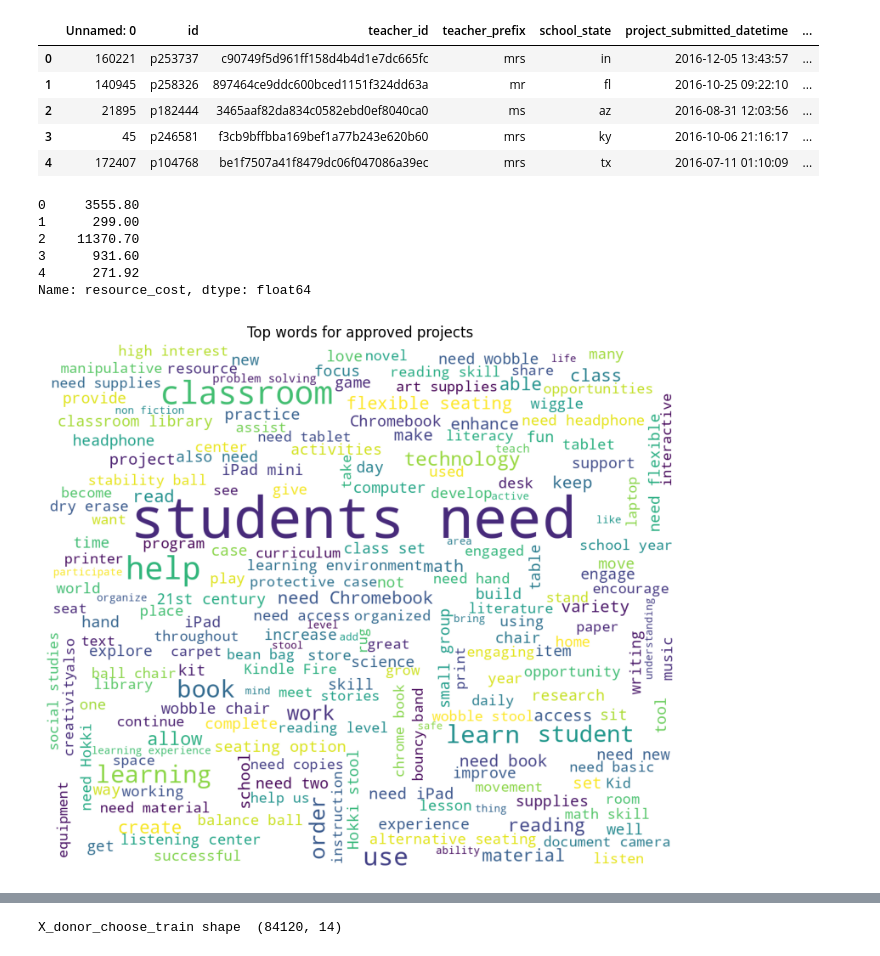
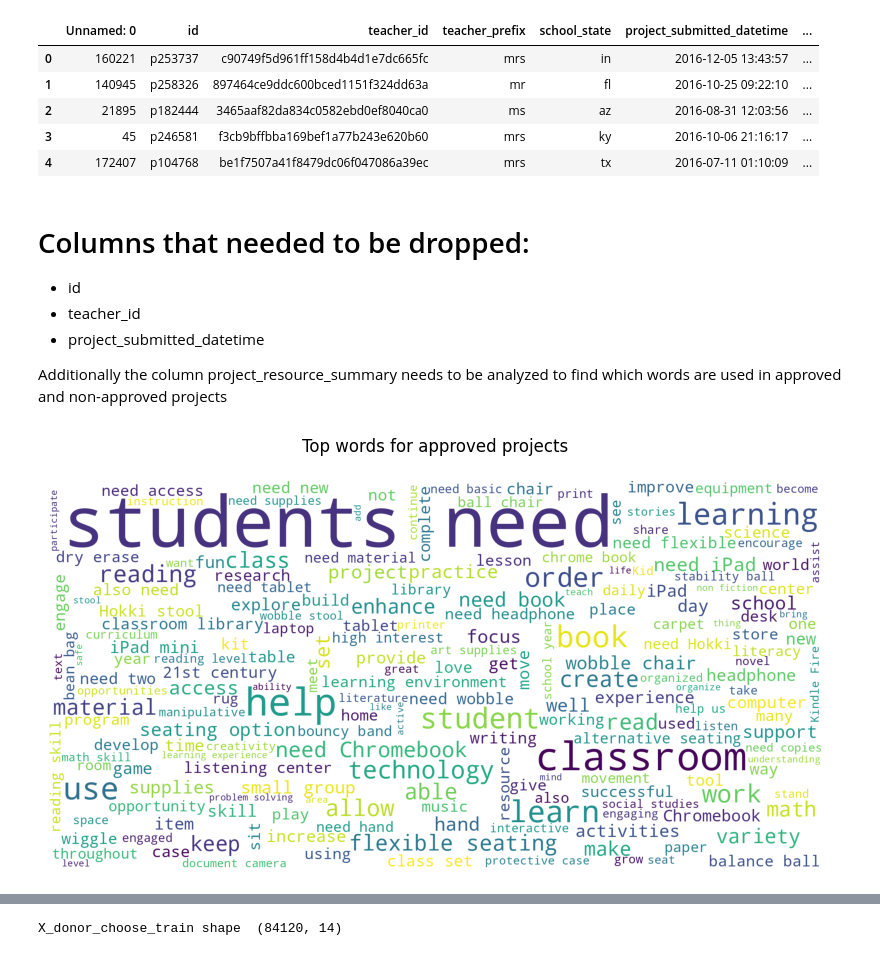
Before and after one commit to arutraj/ML_Basics, a Jupyter notebook: Rajavel_Sethupathi_DonorsChoose.ipynb, the cells around one changed output, grey strips where cells are left out. Cells and saved outputs as stored; diff of their text form; code cells hidden in the pictures.

```diff
--- a/Rajavel_Sethupathi_DonorsChoose.ipynb
+++ b/Rajavel_Sethupathi_DonorsChoose.ipynb
@@ -474,5 +481,5 @@ dc_res_data.head()
 # %%
-train_data_original = pd.merge(dc_train_data, dc_res_data, on='id', how='left')
-train_data_original['dc_res_cost'].head()
-#print(train_data_original.columns)
+train_data_merged = pd.merge(dc_train_data, dc_res_data, on='id', how='left')
+train_data_merged['dc_res_cost'].head()
+print(train_data_merged.columns)
 # %% [output]
@@ -491,26 +500,22 @@ train_data_original.head()
 | 2 | 21895 | p182444 | 3465aaf82da834c0582ebd0ef8040ca0 | ms | az | 2016-08-31 12:03:56 | ... |
 | 3 | 45 | p246581 | f3cb9bffbba169bef1a77b243e620b60 | mrs | ky | 2016-10-06 21:16:17 | ... |
 | 4 | 172407 | p104768 | be1f7507a41f8479dc06f047086a39ec | mrs | tx | 2016-07-11 01:10:09 | ... |
-# %%
-train_data_original['resource_cost'].head()
-# %% [output]
-0     3555.80
-1      299.00
-2    11370.70
-3      931.60
-4      271.92
-Name: resource_cost, dtype: float64
+# %% [markdown]
+# Columns that needed to be dropped:
+* id
+* teacher_id
+* project_submitted_datetime
+
+Additionally the column project_resource_summary needs to be analyzed to find which words are used in approved and non-approved projects
 # %%
-import matplotlib.pyplot as plt
 from wordcloud import WordCloud
-word_cloud_for_project_resource_summary = ' '.join(train_data_original.loc[train_data_original['project_is_approved'] == 1, 'project_resource_summary'].values)
-
+word_cloud_for_project_resource_summary = ' '.join(train_data_merged.loc[train_data_merged['project_is_approved'] == 1, 'project_resource_summary'].values)
 wordcloud = WordCloud(max_font_size=None, stopwords=stopwords, background_color='white',
-                      width=1200, height=1000).generate(word_cloud_for_project_resource_summary)
-plt.figure(figsize=(12, 8))
+                      width=2000, height=1000).generate(word_cloud_for_project_resource_summary)
+plt.figure(figsize=(10, 6))
 plt.imshow(wordcloud)
-plt.title('Top words for approved projects')
+plt.title('Top words for approved projects'+'\n')
 plt.axis("off")
 plt.show()
 # %% [output]
-[figure, old version]
+[figure, new version]
```
Also changed, not shown: parts of 15 cells of this notebook.
